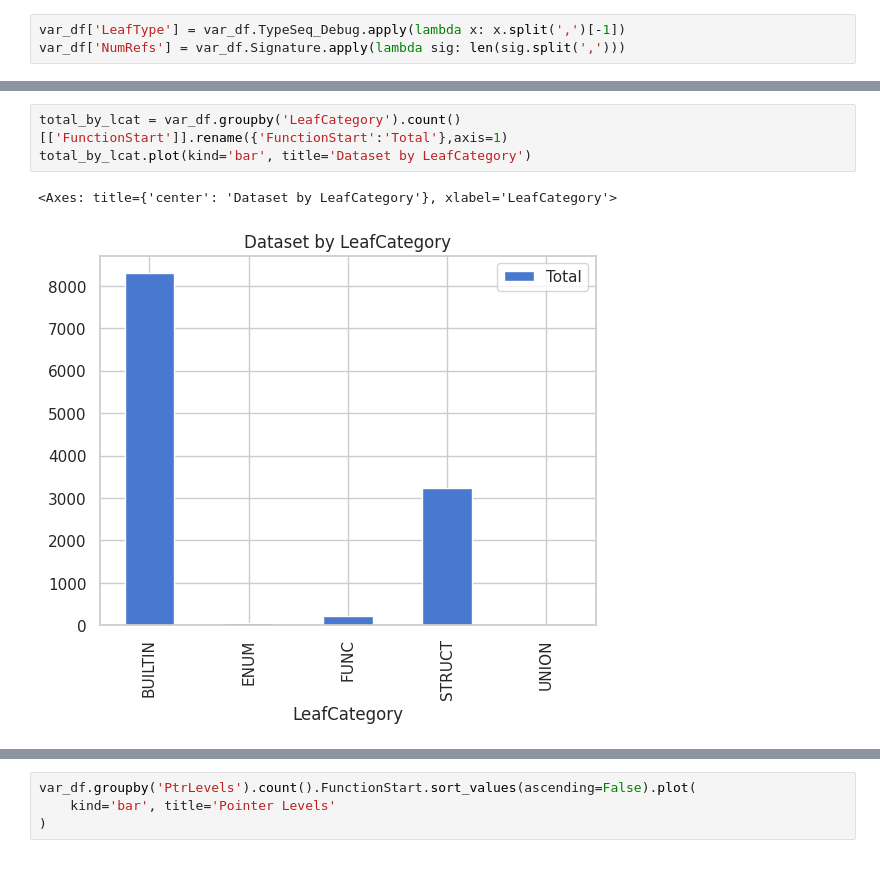
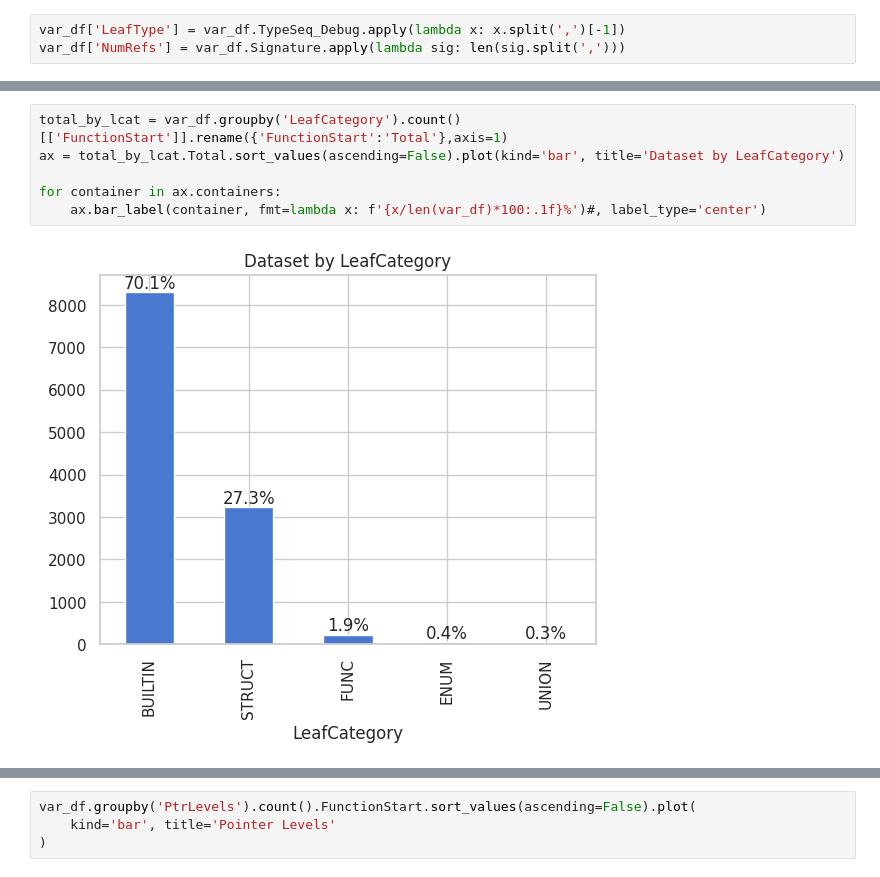
Before and after one commit to lasserre/datatype-recovery-experiments, a Jupyter notebook: notebooks/dataset_balance.ipynb, the cells around one changed output, grey strips where cells are left out. Saved outputs shown, nothing was run; the diff lists cells and outputs as text.

Commit message:
Updated dataset balance plots

```diff
--- a/notebooks/dataset_balance.ipynb
+++ b/notebooks/dataset_balance.ipynb
@@ -53,7 +37,9 @@ var_df
 # %%
 total_by_lcat = var_df.groupby('LeafCategory').count()[['FunctionStart']].rename({'FunctionStart':'Total'},axis=1)
-total_by_lcat.plot(kind='bar', title='Dataset by LeafCategory')
+ax = total_by_lcat.Total.sort_values(ascending=False).plot(kind='bar', title='Dataset by LeafCategory')
+
+for container in ax.containers:
+    ax.bar_label(container, fmt=lambda x: f'{x/len(var_df)*100:.1f}%')#, label_type='center')
 # %% [output]
-<Axes: title={'center': 'Dataset by LeafCategory'}, xlabel='LeafCategory'>
-[figure, old version]
+[figure, new version]
 # %%
```
Also changed, not shown: parts of 3 cells of this notebook.
